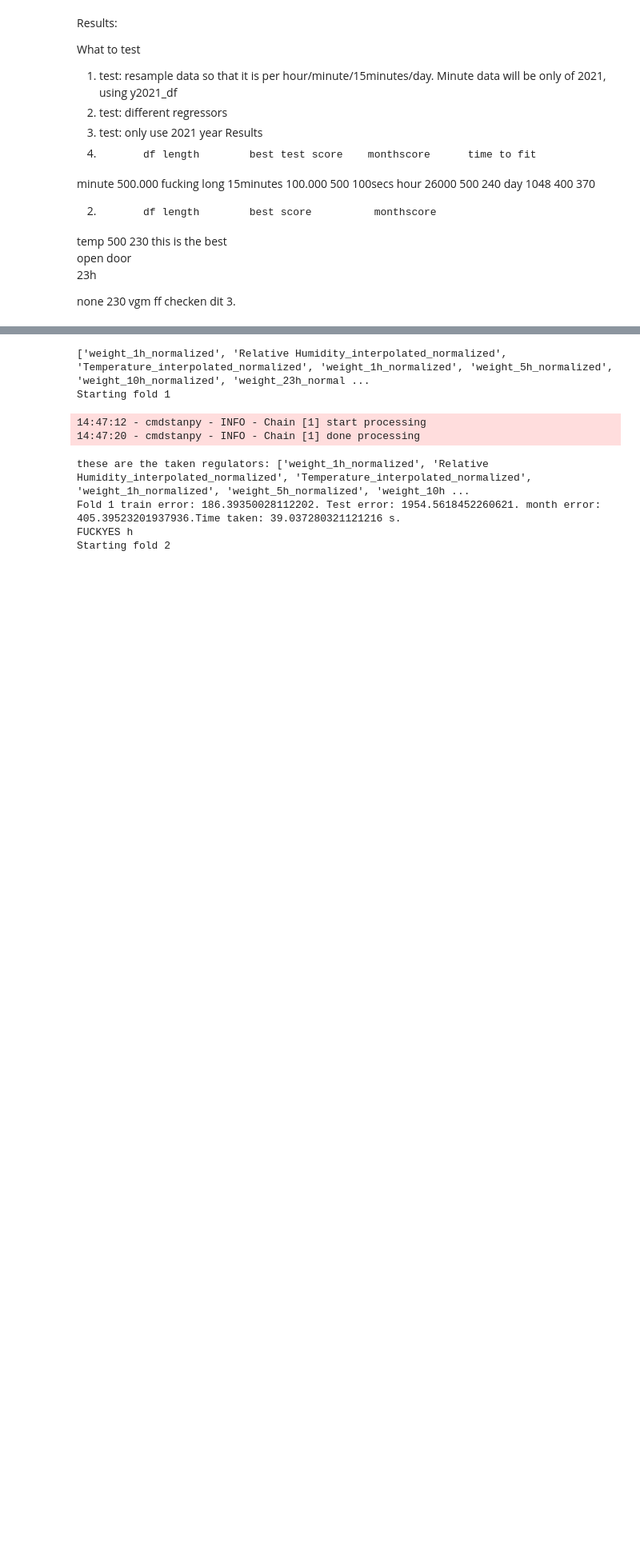
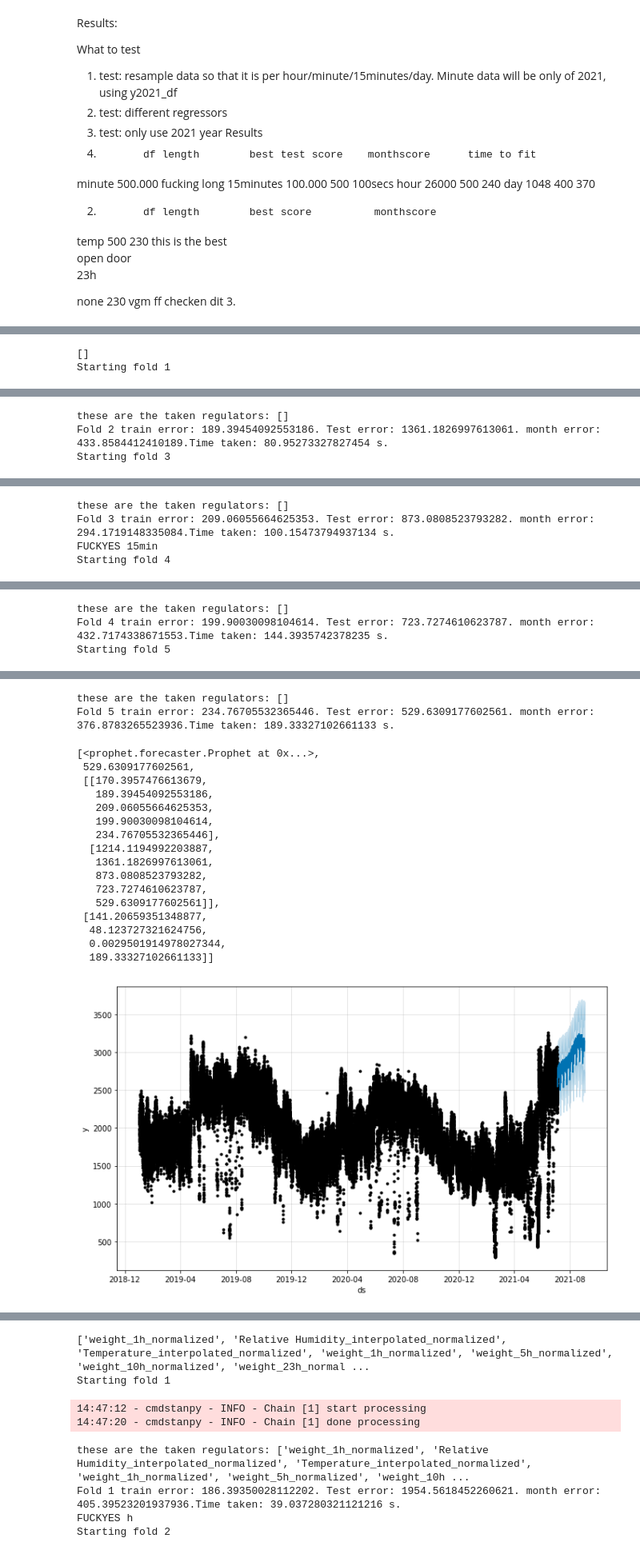
Before and after one commit to Robpennekamp/AppliedMachineLearning, a Jupyter notebook: Model Training by Sonja2.ipynb, the cells around one changed output, grey strips where cells are left out. Shown at 80% size. Cells and saved outputs as stored; diff of their text form; code cells hidden in the pictures; blank space fills up the shorter version.

```diff
--- a/Model Training by Sonja2.ipynb
+++ b/Model Training by Sonja2.ipynb
@@ -901,7 +918,7 @@ cross_folds: amount of cross validation slices you want to use
 changepoint_prior_scales: flexibility of the model to fit
 """
 
-def prophet_model_prediction(all_df, dummy_freq, regressors, n_splits = 2, changepoint_prior_scales = [0.05], add_month = False, add_hour = False):
+def prophet_model_prediction(all_df, dummy_freq, regressors, n_splits = 5, changepoint_prior_scales = [0.05], add_month = False, add_hour = False):
 
     best_month_rmse = 100000000
     ##make dic of all combinations of the regressors(this doesnt work fuckme)
@@ -909,13 +926,13 @@ def prophet_model_prediction(all_df, dummy_freq, regressors, n_splits = 2, chang
     regressor_combinations = regressors
 
     results = {}
-    new_df_forplotting = new_df.reset_index()
-    new_df_forplotting.rename(columns = {'index': 'ds'}, inplace = True)
-    new_df_formonthcheck = pd.DataFrame({'ds' : new_df_forplotting['ds'], 'demand_kW' : new_df_forplotting['demand_kW']})
+    all_df_forplotting = all_df.reset_index()
+    all_df_forplotting.rename(columns = {'index': 'ds'}, inplace = True)
+    all_df_formonthcheck = pd.DataFrame({'ds' : all_df_forplotting['ds'], 'demand_kW' : all_df_forplotting['demand_kW']})
 
     #for each frequency in dummy_freq, resample the new_df to contain datapoints with given frequency
     for freq in dummy_freq:
-        resampled_dummy_df = new_df.resample(freq).last()
+        resampled_dummy_df = all_df.resample(freq).last()
 
 
         #for each regressor combination do the following
@@ -966,9 +983,9 @@ def prophet_model_prediction(all_df, dummy_freq, regressors, n_splits = 2, chang
                     predict_start = time.time()
                     month_future_minutes = m.make_future_dataframe(periods = 86000, freq = 'min', include_history = False)
                     for reg in regs:
-                        new_df_formonthcheck[str(reg)] = new_df_forplotting[reg].copy()
+                        all_df_formonthcheck[str(reg)] = all_df_forplotting[reg].copy()
 
-                    month_future_minutes = month_future_minutes.merge(new_df_formonthcheck, on = 'ds', how = 'left')
+                    month_future_minutes = month_future_minutes.merge(all_df_formonthcheck, on = 'ds', how = 'left')
 
                     y_pred_test = m.predict(future_test)
                     y_pred_train = m.predict(future_train)
@@ -1031,0 +1050,5 @@ Code to do the test
+# %%
+prophet_model_prediction(new_df, ['15min'], [[]], n_splits = 5)
+# %% [output]
+[]
+Starting fold 1
@@ -1031,0 +1063,3 @@ Code to do the test
+these are the taken regulators: []
+Fold 2 train error: 189.39454092553186. Test error: 1361.1826997613061. month error: 433.8584412410189.Time taken: 80.95273327827454 s.
+Starting fold 3
@@ -1031,0 +1068,4 @@ Code to do the test
+these are the taken regulators: []
+Fold 3 train error: 209.06055664625353. Test error: 873.0808523793282. month error: 294.1719148335084.Time taken: 100.15473794937134 s.
+FUCKYES 15min
+Starting fold 4
@@ -1031,0 +1074,3 @@ Code to do the test
+these are the taken regulators: []
+Fold 4 train error: 199.90030098104614. Test error: 723.7274610623787. month error: 432.7174338671553.Time taken: 144.3935742378235 s.
+Starting fold 5
@@ -1031,0 +1079,19 @@ Code to do the test
+these are the taken regulators: []
+Fold 5 train error: 234.76705532365446. Test error: 529.6309177602561. month error: 376.8783265523936.Time taken: 189.33327102661133 s.
+[<prophet.forecaster.Prophet at 0x...>,
+ 529.6309177602561,
+ [[170.3957476613679,
+   189.39454092553186,
+   209.06055664625353,
+   199.90030098104614,
+   234.76705532365446],
+  [1214.1194992203887,
+   1361.1826997613061,
+   873.0808523793282,
+   723.7274610623787,
+   529.6309177602561]],
+ [141.20659351348877,
+  48.123727321624756,
+  0.0029501914978027344,
+  189.33327102661133]]
+[figure, added]
```
Also changed, not shown: parts of 29 cells of this notebook.
